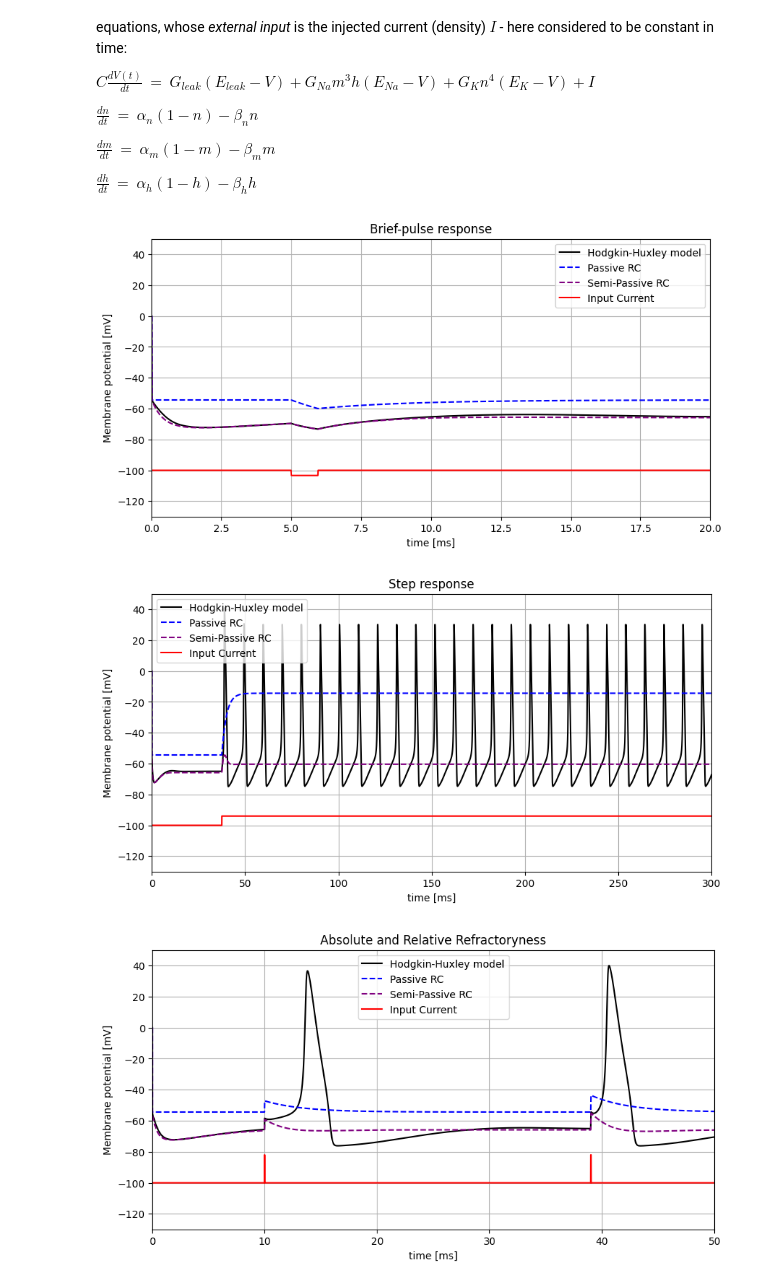
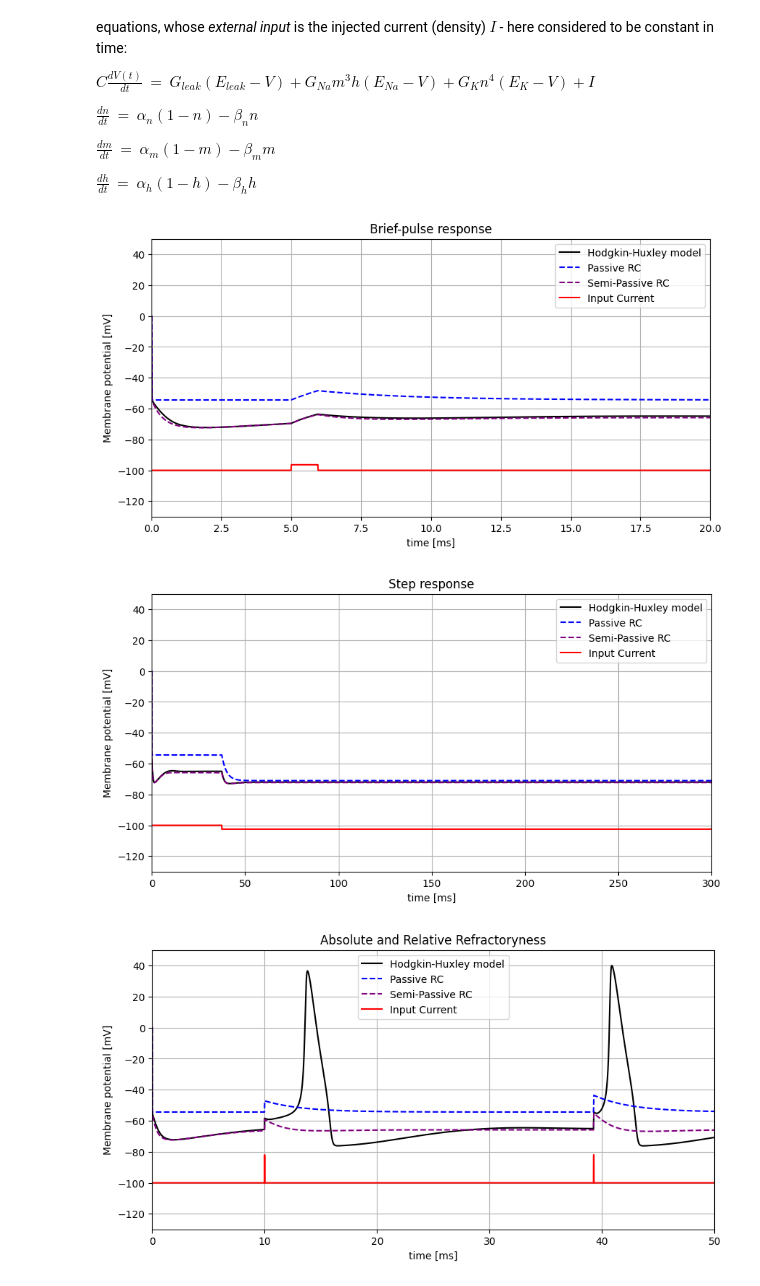
Before and after one commit to mgiugliano/ePhysSignals, a Jupyter notebook: notebooks/HH.ipynb, the cells around one changed output. Cells and saved outputs as stored; diff of their text form; code cells hidden in the pictures.

```diff
--- a/notebooks/HH.ipynb
+++ b/notebooks/HH.ipynb
@@ -244,7 +244,7 @@ T = 20.
 N = int(T / Δt)  # Ensure N is an integer
 
 
-I0 = -0.067 #@param {type:"slider", min:-0.2, max:2, step:0.0005}
+I0 = 0.072 #@param {type:"slider", min:-0.2, max:2, step:0.0005}
 T0 = 0.96 #@param {type:"slider", min:0.01, max:20, step:0.01}
 
 delay = 5.
@@ -285,10 +285,10 @@ plt.grid(True)
 plt.legend()
 plt.show()
 # %% [output]
-[figure, old version]
+[figure, new version]
 # %%
 # @title After running this cell manually, it will auto-run if you change the selected value. { run: "auto" }
-I0 = 0.12 #@param {type:"slider", min:-0.18, max:1.5, step:0.01}
+I0 = -0.05 #@param {type:"slider", min:-0.18, max:1.5, step:0.01}
 
 T      = 300.    # Maximal lifetime of the simulation [ms]
 N = int(T / Δt)  # Ensure N is an integer
@@ -302,34 +302,34 @@ M1 = len(i1)
 M2 = len(i2)
 
 N = M1 + M2
 
 # Generate the time array using N as the num argument
 time = np.linspace(0, T, N)        # Array containing the "time" axis [ms]
 
 Iext = np.concatenate((np.zeros(M1), I0 * np.ones(M2)))
 
 W2, freq =  HH2(Iext)
 
 #Wanalyt = RC(Iext)
 Wanalyt0  = RC(Iext)
 Wanalyt, _ = RC2(Iext)
 
 fig = plt.figure(figsize=(10, 5))  # Create the figure and assign to fig
 plt.plot(time, W2, label='Hodgkin-Huxley model', color='black', linestyle='-')
 plt.plot(time, Wanalyt0, label='Passive RC', color='blue', linestyle='--')
 plt.plot(time, Wanalyt, label='Semi-Passive RC', color='purple', linestyle='--')
 plt.plot(time, (50*Iext-100), label='Input Current', color='red', linestyle='-')
 
 plt.xlabel('time [ms]')
 plt.ylabel('Membrane potential [mV]')
 plt.title('Step response')
 plt.xlim([0, T])
 plt.ylim([-130, 50])
 plt.grid(True)
 plt.legend()
 plt.show()
 # %% [output]
-[figure, old version]
+[figure, new version]
 # %%
 # @title After running this cell manually, it will auto-run if you change the selected value. { run: "auto" }
 T = 50.
```
Also changed, not shown: parts of 2 cells of this notebook.
